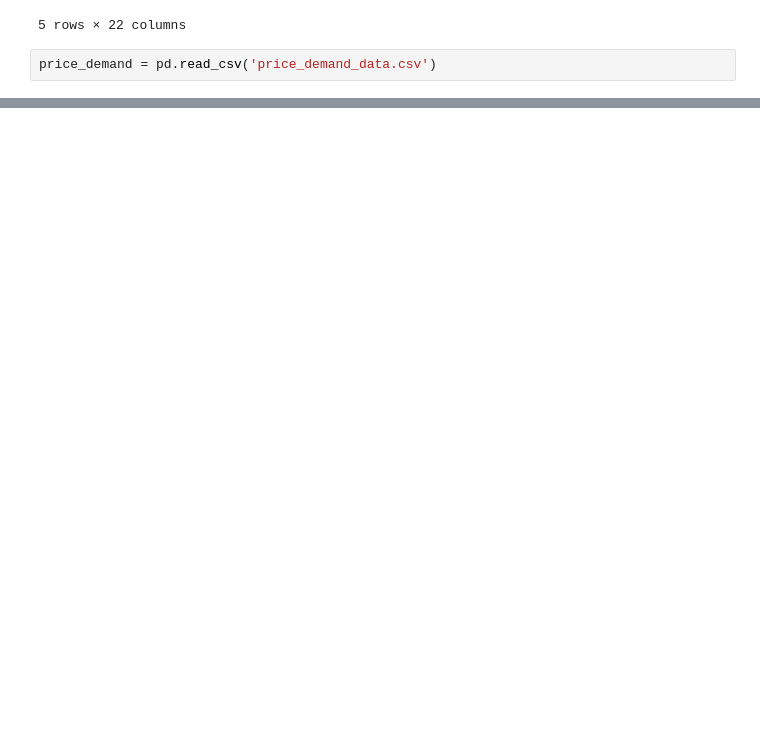
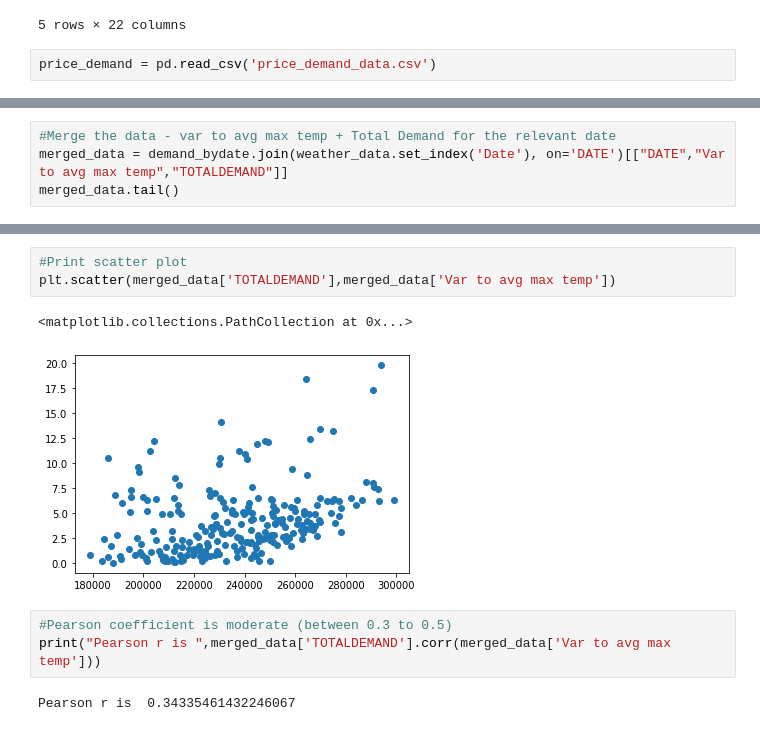
Before and after one commit to YunaWuu/Data_Analytics_Assignment2_Group2, a Jupyter notebook: Assignment 2 - Model 1.ipynb, the cells around one changed output, grey strips where cells are left out. Drawn from its saved outputs; the diff is of its cells as text; blank space fills up the shorter version.

```diff
--- a/Assignment 2 - Model 1.ipynb
+++ b/Assignment 2 - Model 1.ipynb
@@ -69,0 +70,4 @@ merged_data = demand_bydate.merge(weather_data[['Date','Var to avg max temp']],
+# %%
+#Merge the data - var to avg max temp + Total Demand for the relevant date
+merged_data = demand_bydate.join(weather_data.set_index('Date'), on='DATE')[["DATE","Var to avg max temp","TOTALDEMAND"]]
+merged_data.tail()
@@ -69,0 +81,11 @@ merged_data = demand_bydate.merge(weather_data[['Date','Var to avg max temp']],
+# %%
+#Print scatter plot
+plt.scatter(merged_data['TOTALDEMAND'],merged_data['Var to avg max temp'])
+# %% [output]
+<matplotlib.collections.PathCollection at 0x...>
+[figure, added]
+# %%
+#Pearson coefficient is moderate (between 0.3 to 0.5)
+print("Pearson r is ",merged_data['TOTALDEMAND'].corr(merged_data['Var to avg max temp']))
+# %% [output]
+Pearson r is  0.34335461432246067
```
Also changed, not shown: parts of 7 cells of this notebook.
